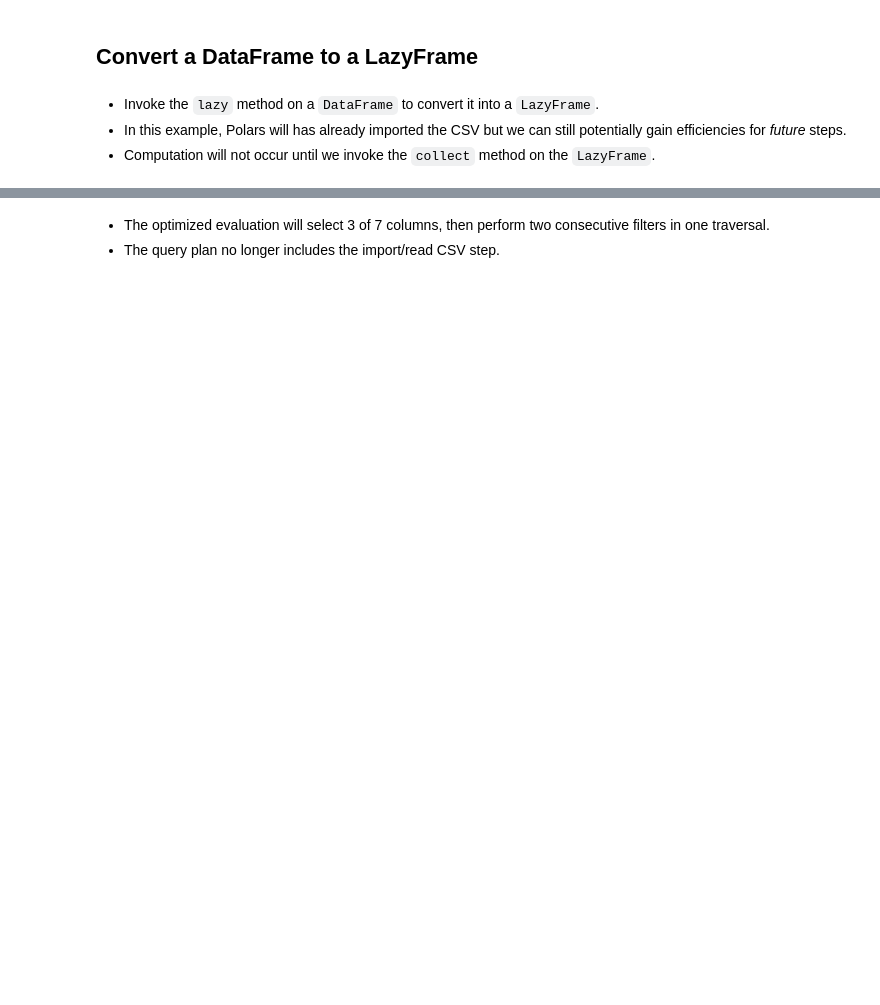
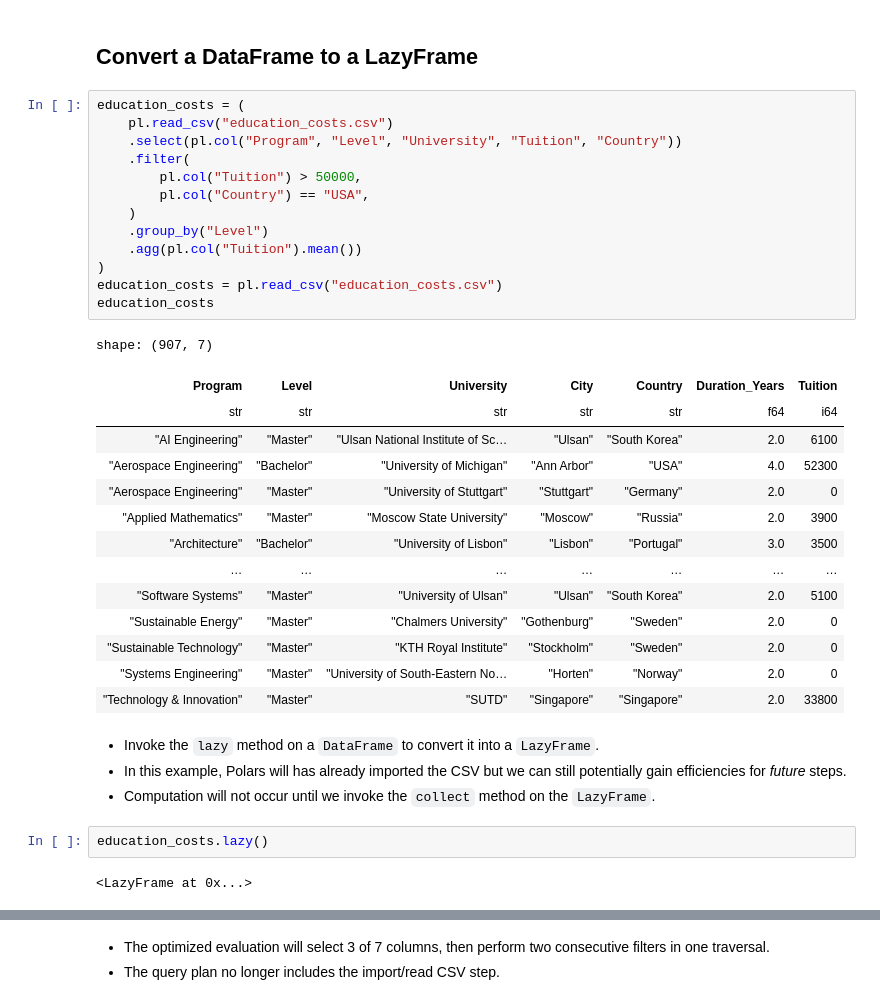
Before and after one commit to yaowenqiang/Data-Analysis-with-Polars-and-Python, a Jupyter notebook: incomplete/17 - LazyFrames.ipynb, the cells around one changed output, grey strips where cells are left out. Saved outputs shown, nothing was run; the diff lists cells and outputs as text; blank space fills up the shorter version.

```diff
--- a/incomplete/17 - LazyFrames.ipynb
+++ b/incomplete/17 - LazyFrames.ipynb
@@ -89,6 +167,38 @@ https://graphviz.org/download/
 # %% [markdown]
 ## Convert a DataFrame to a LazyFrame
+# %%
+education_costs = (
+    pl.read_csv("education_costs.csv")
+    .select(pl.col("Program", "Level", "University", "Tuition", "Country"))
+    .filter(
+        pl.col("Tuition") > 50000,
+        pl.col("Country") == "USA",
+    )
+    .group_by("Level")
+    .agg(pl.col("Tuition").mean())
+)
+education_costs = pl.read_csv("education_costs.csv")
+education_costs
+# %% [output]
+shape: (907, 7)
+| Program | Level | University | City | Country | Duration_Years | Tuition |
+| str | str | str | str | str | f64 | i64 |
+| "AI Engineering" | "Master" | "Ulsan National Institute of Sc… | "Ulsan" | "South Korea" | 2.0 | 6100 |
+| "Aerospace Engineering" | "Bachelor" | "University of Michigan" | "Ann Arbor" | "USA" | 4.0 | 52300 |
+| "Aerospace Engineering" | "Master" | "University of Stuttgart" | "Stuttgart" | "Germany" | 2.0 | 0 |
+| "Applied Mathematics" | "Master" | "Moscow State University" | "Moscow" | "Russia" | 2.0 | 3900 |
+| "Architecture" | "Bachelor" | "University of Lisbon" | "Lisbon" | "Portugal" | 3.0 | 3500 |
+| … | … | … | … | … | … | … |
+| "Software Systems" | "Master" | "University of Ulsan" | "Ulsan" | "South Korea" | 2.0 | 5100 |
+| "Sustainable Energy" | "Master" | "Chalmers University" | "Gothenburg" | "Sweden" | 2.0 | 0 |
+| "Sustainable Technology" | "Master" | "KTH Royal Institute" | "Stockholm" | "Sweden" | 2.0 | 0 |
+| "Systems Engineering" | "Master" | "University of South-Eastern No… | "Horten" | "Norway" | 2.0 | 0 |
+| "Technology & Innovation" | "Master" | "SUTD" | "Singapore" | "Singapore" | 2.0 | 33800 |
 # %% [markdown]
 - Invoke the `lazy` method on a `DataFrame` to convert it into a `LazyFrame`.
 - In this example, Polars will has already imported the CSV but we can still potentially gain efficiencies for _future_ steps.
 - Computation will not occur until we invoke the `collect` method on the `LazyFrame`.
+# %%
+education_costs.lazy()
+# %% [output]
+<LazyFrame at 0x...>
```
Also changed, not shown: parts of 16 cells of this notebook.
